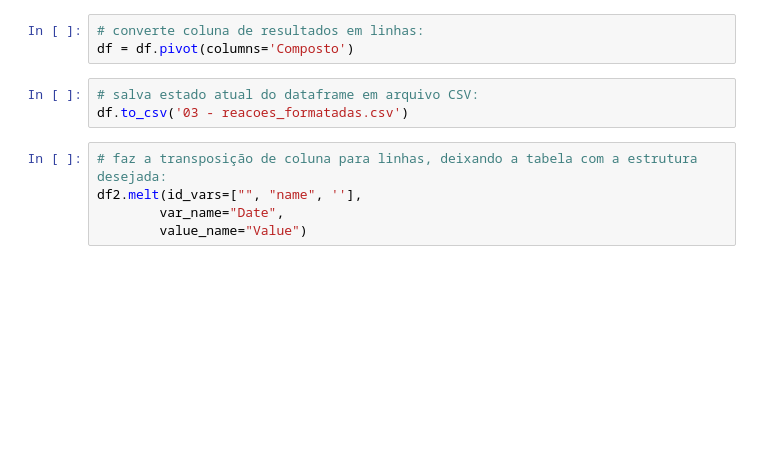
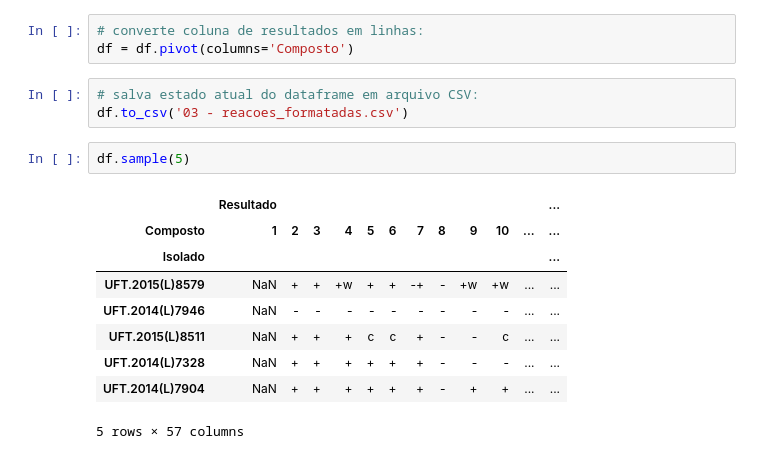
Before and after one commit to JohnnyUFT/Descoberta-de-Conhecimento-em-Base-de-Dados-de-Fungos, a Jupyter notebook: 01.pre_processamento.ipynb, the cells around one changed output. Saved outputs shown, nothing was run; the diff lists cells and outputs as text; blank space fills up the shorter version.

```diff
--- a/01.pre_processamento.ipynb
+++ b/01.pre_processamento.ipynb
@@ -56,7 +57,14 @@ df = df.pivot(columns='Composto')
 # salva estado atual do dataframe em arquivo CSV:
 df.to_csv('03 - reacoes_formatadas.csv')
 # %%
-# faz a transposição de coluna para linhas, deixando a tabela com a estrutura desejada:
-df2.melt(id_vars=["", "name", ''],
-        var_name="Date",
-        value_name="Value")
+df.sample(5)
+# %% [output]
+|  | Resultado |  |  |  |  |  |  |  |  |  |  | ... |
+| Composto | 1 | 2 | 3 | 4 | 5 | 6 | 7 | 8 | 9 | 10 | ... | ... |
+| Isolado |  |  |  |  |  |  |  |  |  |  |  | ... |
+| UFT.2015(L)8579 | NaN | + | + | +w | + | + | -+ | - | +w | +w | ... | ... |
+| UFT.2014(L)7946 | NaN | - | - | - | - | - | - | - | - | - | ... | ... |
+| UFT.2015(L)8511 | NaN | + | + | + | c | c | + | - | - | c | ... | ... |
+| UFT.2014(L)7328 | NaN | + | + | + | + | + | + | - | - | - | ... | ... |
+| UFT.2014(L)7904 | NaN | + | + | + | + | + | + | - | + | + | ... | ... |
+5 rows × 57 columns
```
Also changed, not shown: parts of 21 cells of this notebook, 8 other files.
